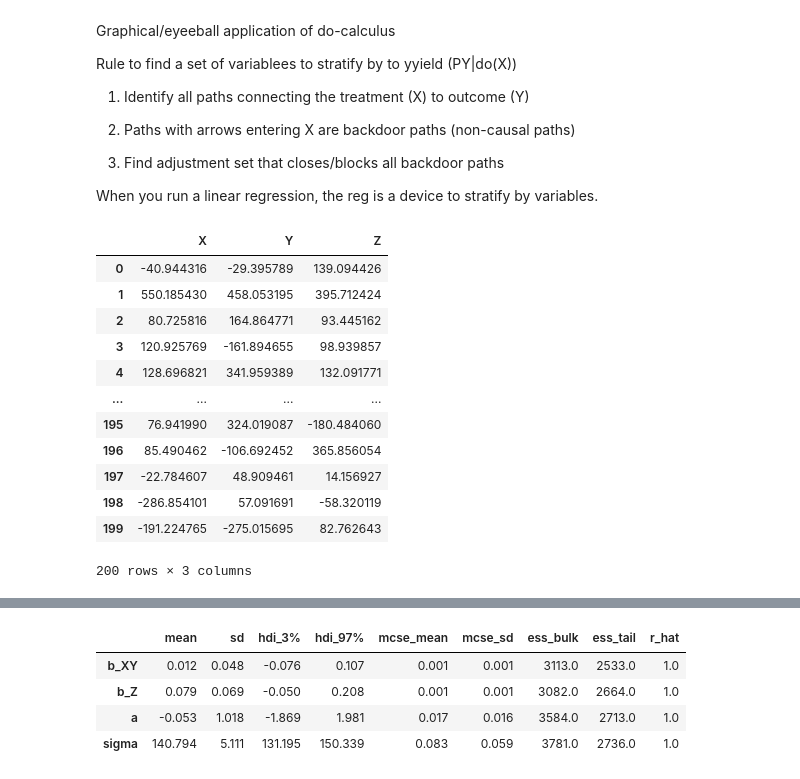
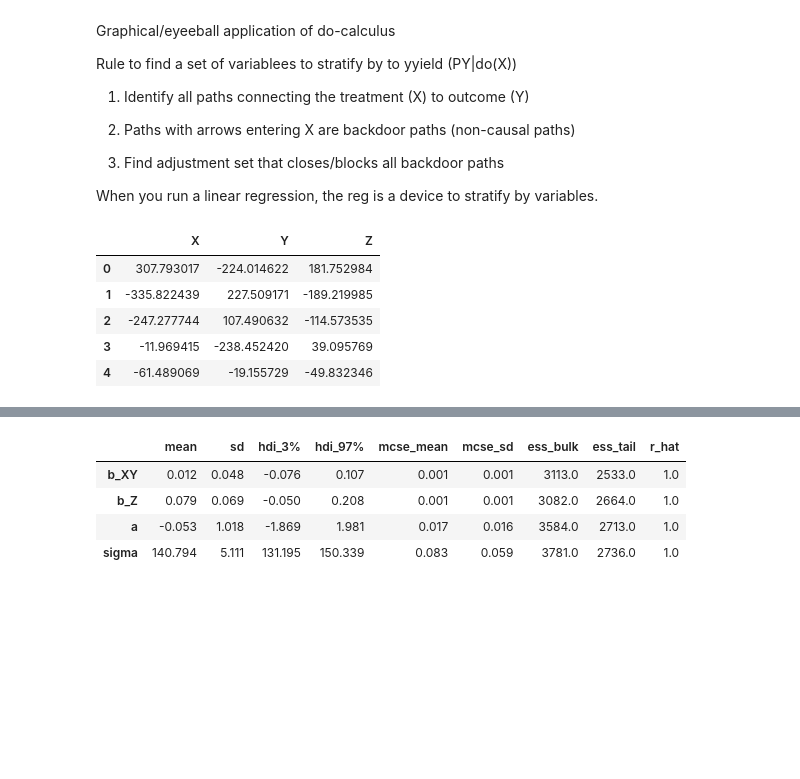
Before and after one commit to kpjmcg/Statistical-Rethinking-2023-Python-Notes, a Jupyter notebook: Lecture_06_2023.ipynb, the cells around one changed output, grey strips where cells are left out. Saved outputs shown, nothing was run; the diff lists cells and outputs as text; code cells hidden in the pictures; blank space fills up the shorter version.

```diff
--- a/Lecture_06_2023.ipynb
+++ b/Lecture_06_2023.ipynb
@@ -49,30 +63,23 @@ When you run a linear regression, the reg is a device to stratify by variables.
 # %%
 # Confounded Y
 N = 200
 b_XY = 0 #No effect of X on Y, trying to infer this
 b_UY = -1
 b_UZ = -1
 b_ZX = 1
 U = np.random.binomial(1,0.5,N)
 Z = np.random.normal(b_ZX*U,N)
 X = np.random.normal(b_ZX*Z,N)
 Y = np.random.normal(b_XY*X +b_UY*U,N)
 d = pd.DataFrame.from_dict({'X':X,'Y':Y,'Z':Z})
-d
+d.head()
 # %% [output]
 |  | X | Y | Z |
-| 0 | -40.944316 | -29.395789 | 139.094426 |
-| 1 | 550.185430 | 458.053195 | 395.712424 |
-| 2 | 80.725816 | 164.864771 | 93.445162 |
-| 3 | 120.925769 | -161.894655 | 98.939857 |
-| 4 | 128.696821 | 341.959389 | 132.091771 |
-| ... | ... | ... | ... |
-| 195 | 76.941990 | 324.019087 | -180.484060 |
-| 196 | 85.490462 | -106.692452 | 365.856054 |
-| 197 | -22.784607 | 48.909461 | 14.156927 |
-| 198 | -286.854101 | 57.091691 | -58.320119 |
-| 199 | -191.224765 | -275.015695 | 82.762643 |
+| 0 | 307.793017 | -224.014622 | 181.752984 |
+| 1 | -335.822439 | 227.509171 | -189.219985 |
+| 2 | -247.277744 | 107.490632 | -114.573535 |
+| 3 | -11.969415 | -238.452420 | 39.095769 |
+| 4 | -61.489069 | -19.155729 | -49.832346 |
-200 rows × 3 columns
 # %%
 # Ignore U,Z
 with pm.Model() as YX_model:
```
Also changed, not shown: parts of 5 cells of this notebook.
